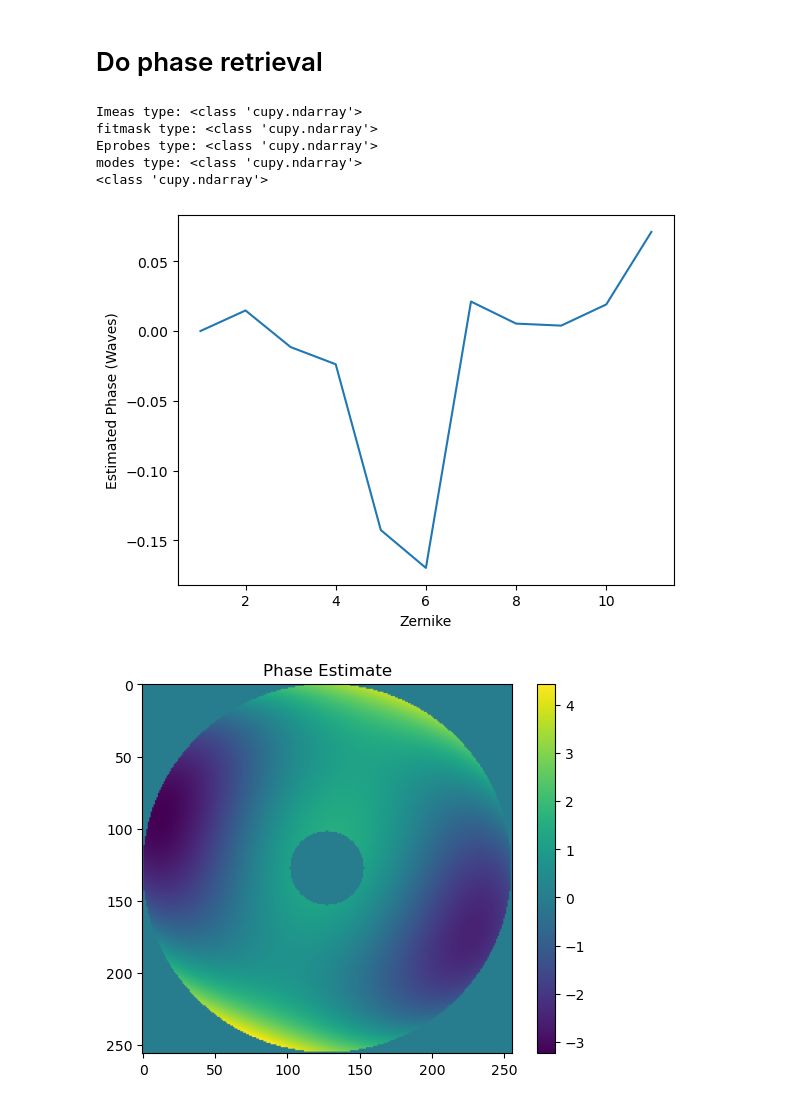
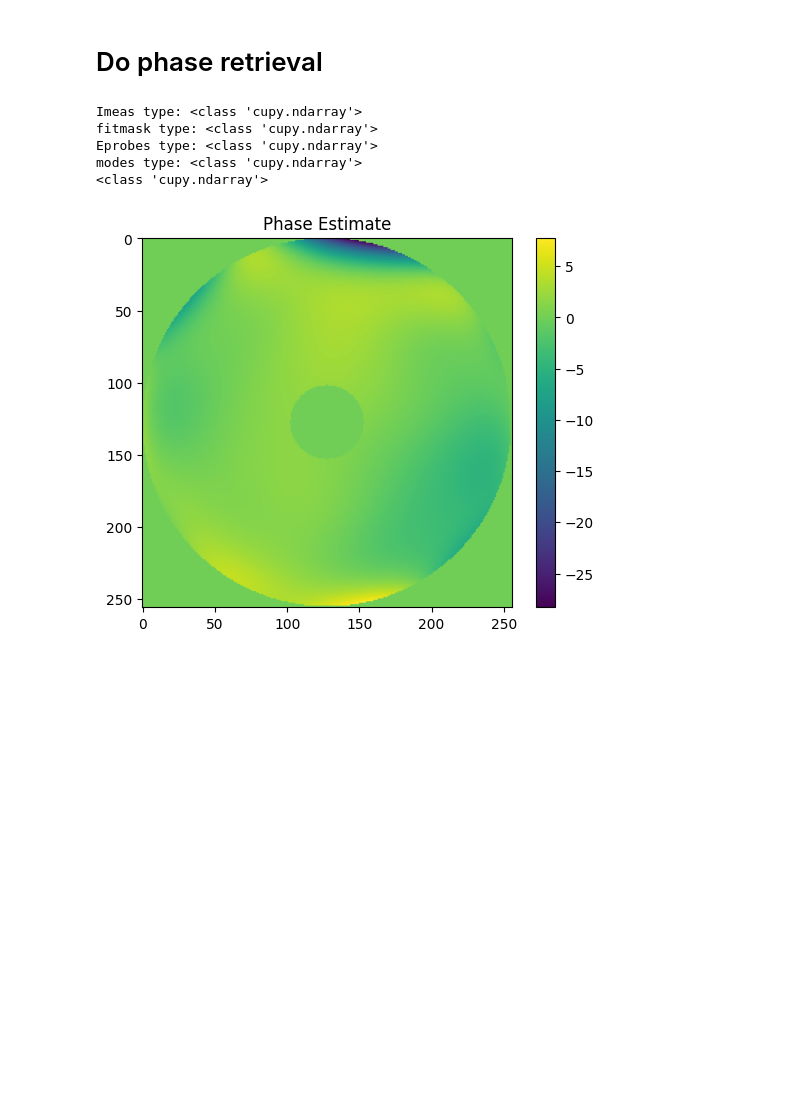
Before and after one commit to yiyanghuang0812/phase_retrieval, a Jupyter notebook: simulation_test.ipynb, the cells around one changed output. Cells and saved outputs as stored; diff of their text form; code cells hidden in the pictures; blank space fills up the shorter version.

Commit message:
convert to broadband

```diff
--- a/simulation_test.ipynb
+++ b/simulation_test.ipynb
@@ -14,7 +14,7 @@ ModuleNotFoundError: No module named "autoreload # reload 'autoreload'"
 # %% [markdown]
 # Generate the pupil image
 # %%
-wavelength = 800e-9 # wavelength in meters
+wavelength = 580e-9 # wavelength in meters
 od_pupil = 0.3808 # outer pupil diameter in meters
 id_pupil = 0.0762 # inner pupil diameter in meters
 npix_pupil = 256 # sampling rate on a single side of the pupil
@@ -34,7 +34,7 @@ plt.show()
 # %% [markdown]
 # Read the captured data
 # %%
-image_raw = np.load('C:/Users/yiyan/OneDrive/Desktop/Wavefront propagations/sensor_measurements.npy')
+image_raw = np.load('C:/Users/yiyan/OneDrive/Desktop/broadband/sensor_irradiance_bw=500nm.npy')
 print(image_raw.shape) # data shape
 
 # Image padding
@@ -51,7 +51,7 @@ depth = image.shape[0] # image layer
 col_num = 4 # column number of images for display
 row_num = math.ceil(depth / col_num) # row number of images for display
 
-position = np.load('C:/Users/yiyan/OneDrive/Desktop/Wavefront propagations/distances.npy')
+position = np.load('C:/Users/yiyan/OneDrive/Desktop/broadband/distances.npy')
 print(position.shape)
 
 image = cp.asarray(image)
@@ -99,30 +99,32 @@ print(type(probes))
 # Do phase retrieval
 # %%
 focal_intensities = image
-zernikes = pp.zernike.arbitrary_basis(pupil, nterms=11, outside=0) # give the bases of the first 11 zernike polynomials inside 'pupil', and set the data outside the mask to be 0
+zernikes = pp.zernike.arbitrary_basis(pupil, nterms=45, outside=0) # give the bases of the first 11 zernike polynomials inside 'pupil', and set the data outside the mask to be 0
 print("Imeas type:", type(focal_intensities))
 print("fitmask type:", type(pupil))
 print("Eprobes type:", type(probes))
 print("modes type:", type(zernikes))
 phase_retrieval_dict = pr.run_phase_retrieval(Imeas=focal_intensities, fitmask=pupil, Eprobes=probes, modes=zernikes, tol=1e-8, reg=0, wreg=1e3, fit_amp=False)
 print(type(phase_retrieval_dict['fit_params']))
 estimated_coeffs = phase_retrieval_dict['fit_params'] # returns in units of radians
 
-plt.figure()
-plt.plot(np.arange(11) + 1, estimated_coeffs.get() / 2 / np.pi)
-plt.xlabel("Zernike")
-plt.ylabel("Estimated Phase (Waves)")
-plt.show()
+# plt.figure()
+# plt.plot(np.arange(45) + 1, estimated_coeffs.get() / 2 / np.pi)
+# plt.xlabel("Zernike")
+# plt.ylabel("Estimated Phase (Waves)")
+# plt.show()
 
+np_phase = phase_retrieval_dict['phase_est'].get()
+# np.save('phase_estimate.npy', np_phase)
 plt.imshow(phase_retrieval_dict['phase_est'].get())
 plt.colorbar()
 plt.title('Phase Estimate')
+# plt.savefig('Phase Estimate.png')
 plt.show()
 # %% [output]
 Imeas type: <class 'cupy.ndarray'>
 fitmask type: <class 'cupy.ndarray'>
 Eprobes type: <class 'cupy.ndarray'>
 modes type: <class 'cupy.ndarray'>
 <class 'cupy.ndarray'>
-[figure, old version]
+[figure, new version]
-[figure, removed]
```
Also changed, not shown: parts of 7 cells of this notebook, 7 other files.
